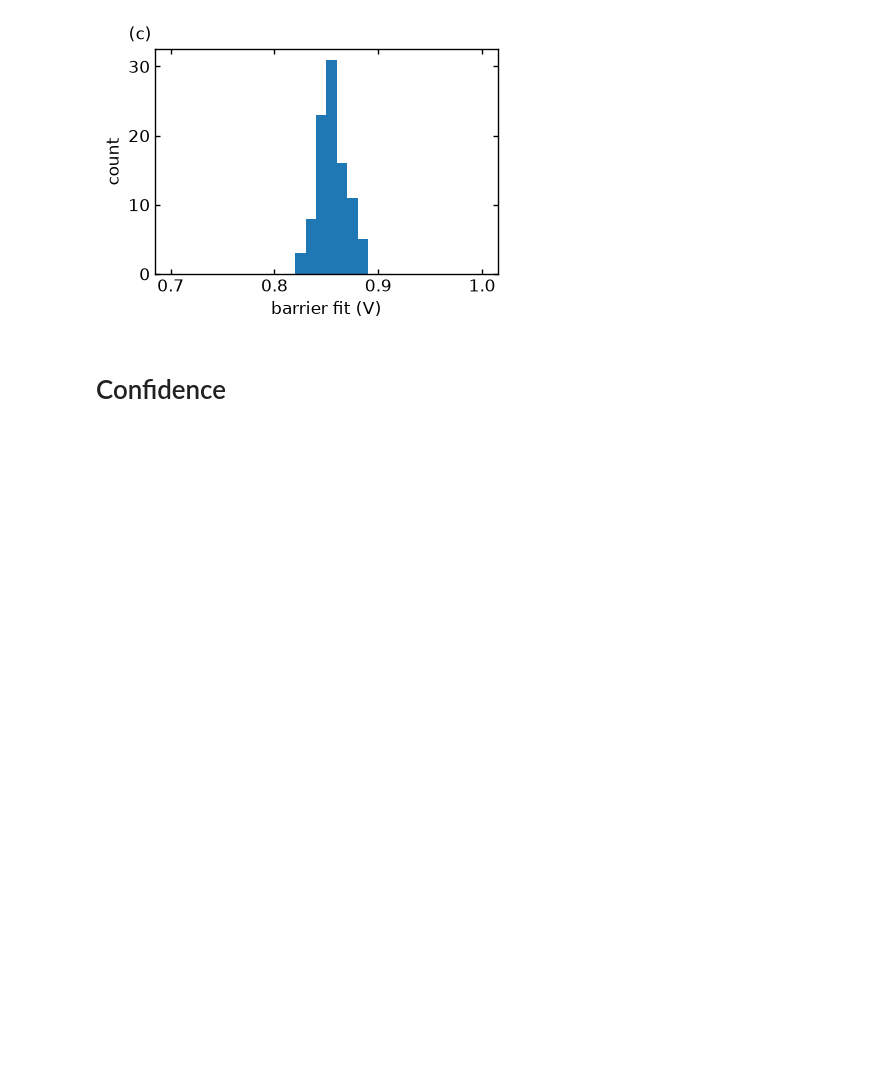
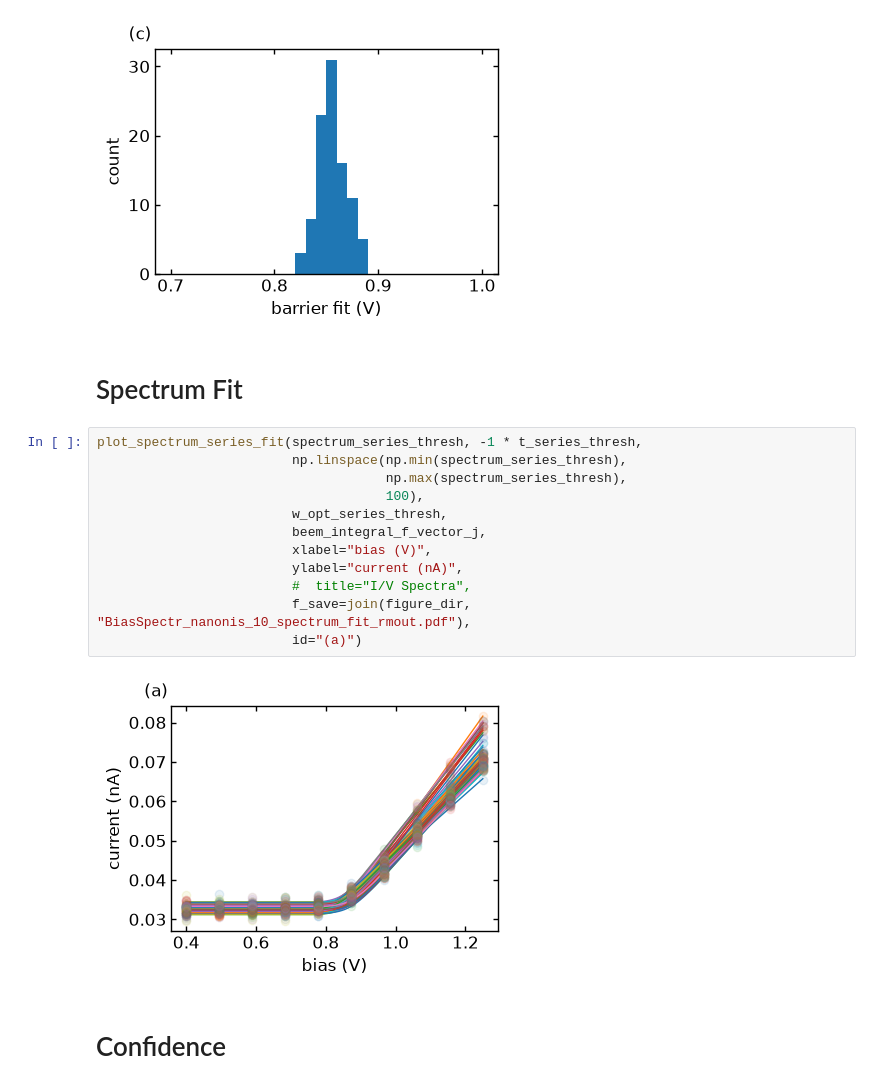
Before and after one commit to sandialabs/PRISMA, a Jupyter notebook: figures/BiasSpectr_nanonis_10.ipynb, the cells around one changed output. Saved outputs shown, nothing was run; the diff lists cells and outputs as text; blank space fills up the shorter version.

```diff
--- a/figures/BiasSpectr_nanonis_10.ipynb
+++ b/figures/BiasSpectr_nanonis_10.ipynb
@@ -183,6 +185,22 @@ plot_hist_series(barrier_fit_thresh, bins=30, range=(.7, 1.),
                  f_save=join(figure_dir, "BiasSpectr_nanonis_10_barrier_rmout.pdf"))
 # %% [output]
 [figure]
+# %% [markdown]
+# Spectrum Fit
+# %%
+plot_spectrum_series_fit(spectrum_series_thresh, -1 * t_series_thresh,
+                         np.linspace(np.min(spectrum_series_thresh),
+                                     np.max(spectrum_series_thresh),
+                                     100),
+                         w_opt_series_thresh,
+                         beem_integral_f_vector_j,
+                         xlabel="bias (V)",
+                         ylabel="current (nA)",
+                         #  title="I/V Spectra",
+                         f_save=join(figure_dir, "BiasSpectr_nanonis_10_spectrum_fit_rmout.pdf"),
+                         id="(a)")
+# %% [output]
+[figure, added]
 # %% [markdown]
 # Confidence
 # %%
```
Also changed, not shown: parts of 3 cells of this notebook, 6 other files.
